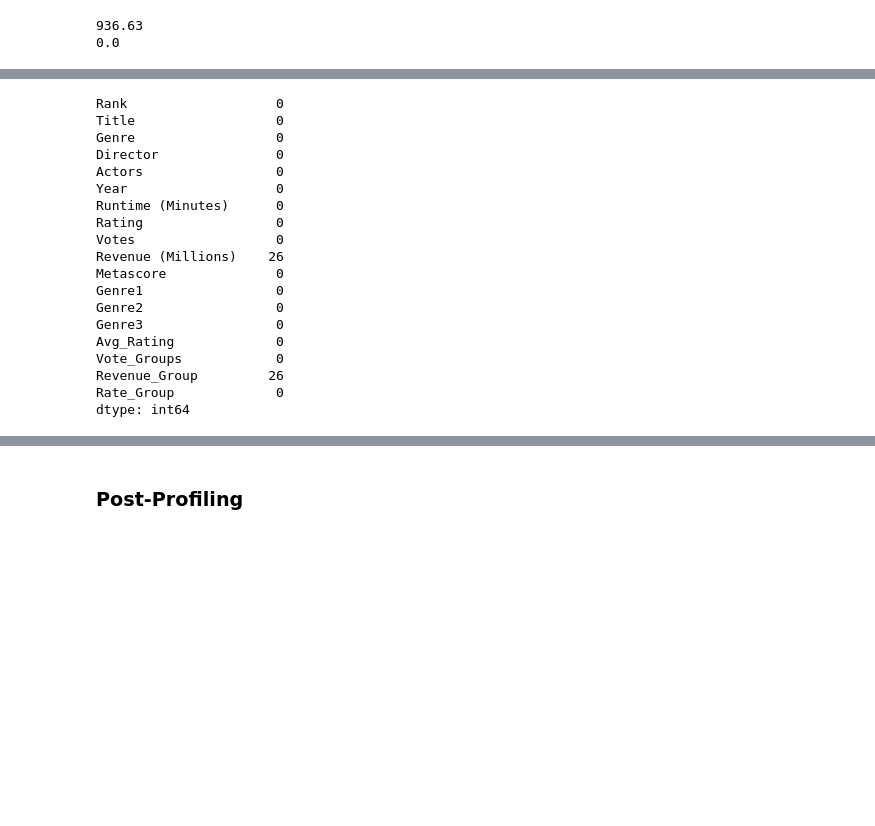
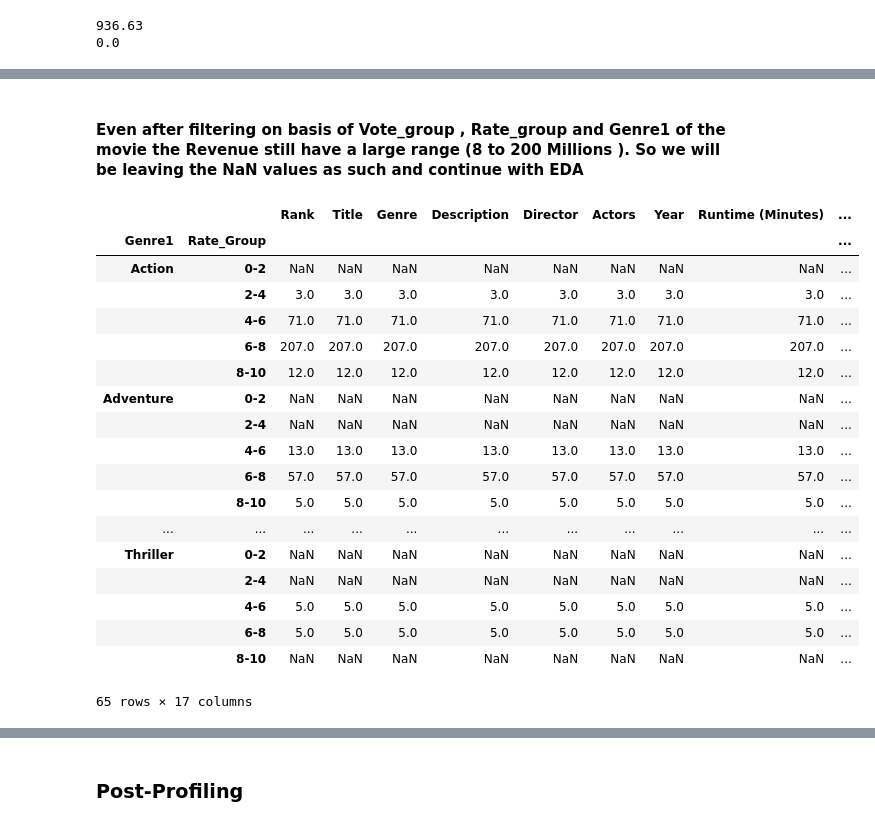
Before and after one commit to yaminijoshi89/INSAID-Projects, a Jupyter notebook: IMDB_1000MoviesDataSet_EDA.ipynb, the cells around one changed output, grey strips where cells are left out. Drawn from its saved outputs; the diff is of its cells as text; code cells hidden in the pictures; blank space fills up the shorter version.

```diff
--- a/IMDB_1000MoviesDataSet_EDA.ipynb
+++ b/IMDB_1000MoviesDataSet_EDA.ipynb
@@ -239,24 +301,26 @@ movie_data["Rate_Group"] = pd.cut(movie_data["Rating"],
+# %% [markdown]
+#### Even after filtering on basis of Vote_group , Rate_group and Genre1 of the movie the Revenue still have a large range (8 to 200 Millions ). So we will be leaving the NaN values as such and continue with EDA
+# %%
+movie_data.groupby(["Genre1","Rate_Group"]).count()
+# %% [output]
+|  |  | Rank | Title | Genre | Description | Director | Actors | Year | Runtime (Minutes) | ... |
+| Genre1 | Rate_Group |  |  |  |  |  |  |  |  | ... |
+| Action | 0-2 | NaN | NaN | NaN | NaN | NaN | NaN | NaN | NaN | ... |
+|  | 2-4 | 3.0 | 3.0 | 3.0 | 3.0 | 3.0 | 3.0 | 3.0 | 3.0 | ... |
+|  | 4-6 | 71.0 | 71.0 | 71.0 | 71.0 | 71.0 | 71.0 | 71.0 | 71.0 | ... |
+|  | 6-8 | 207.0 | 207.0 | 207.0 | 207.0 | 207.0 | 207.0 | 207.0 | 207.0 | ... |
+|  | 8-10 | 12.0 | 12.0 | 12.0 | 12.0 | 12.0 | 12.0 | 12.0 | 12.0 | ... |
+| Adventure | 0-2 | NaN | NaN | NaN | NaN | NaN | NaN | NaN | NaN | ... |
+|  | 2-4 | NaN | NaN | NaN | NaN | NaN | NaN | NaN | NaN | ... |
+|  | 4-6 | 13.0 | 13.0 | 13.0 | 13.0 | 13.0 | 13.0 | 13.0 | 13.0 | ... |
+|  | 6-8 | 57.0 | 57.0 | 57.0 | 57.0 | 57.0 | 57.0 | 57.0 | 57.0 | ... |
+|  | 8-10 | 5.0 | 5.0 | 5.0 | 5.0 | 5.0 | 5.0 | 5.0 | 5.0 | ... |
+| ... | ... | ... | ... | ... | ... | ... | ... | ... | ... | ... |
+| Thriller | 0-2 | NaN | NaN | NaN | NaN | NaN | NaN | NaN | NaN | ... |
+|  | 2-4 | NaN | NaN | NaN | NaN | NaN | NaN | NaN | NaN | ... |
+|  | 4-6 | 5.0 | 5.0 | 5.0 | 5.0 | 5.0 | 5.0 | 5.0 | 5.0 | ... |
+|  | 6-8 | 5.0 | 5.0 | 5.0 | 5.0 | 5.0 | 5.0 | 5.0 | 5.0 | ... |
+|  | 8-10 | NaN | NaN | NaN | NaN | NaN | NaN | NaN | NaN | ... |
+65 rows × 17 columns
 # %%
 movie_data = movie_data.drop(["Description"],axis=1)
-# %%
-movie_data.groupby("Director").filter(lambda x: len(x) >= 2).isnull().sum()
-# %% [output]
-Rank                   0
-Title                  0
-Genre                  0
-Director               0
-Actors                 0
-Year                   0
-Runtime (Minutes)      0
-Rating                 0
-Votes                  0
-Revenue (Millions)    26
-Metascore              0
-Genre1                 0
-Genre2                 0
-Genre3                 0
-Avg_Rating             0
-Vote_Groups            0
-Revenue_Group         26
-Rate_Group             0
-dtype: int64
```
Also changed, not shown: parts of 36 cells of this notebook.
